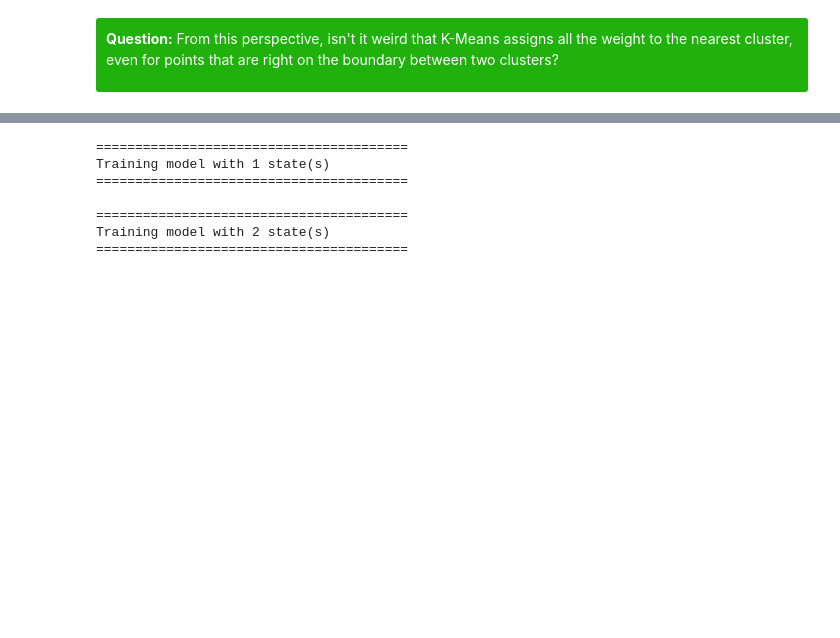
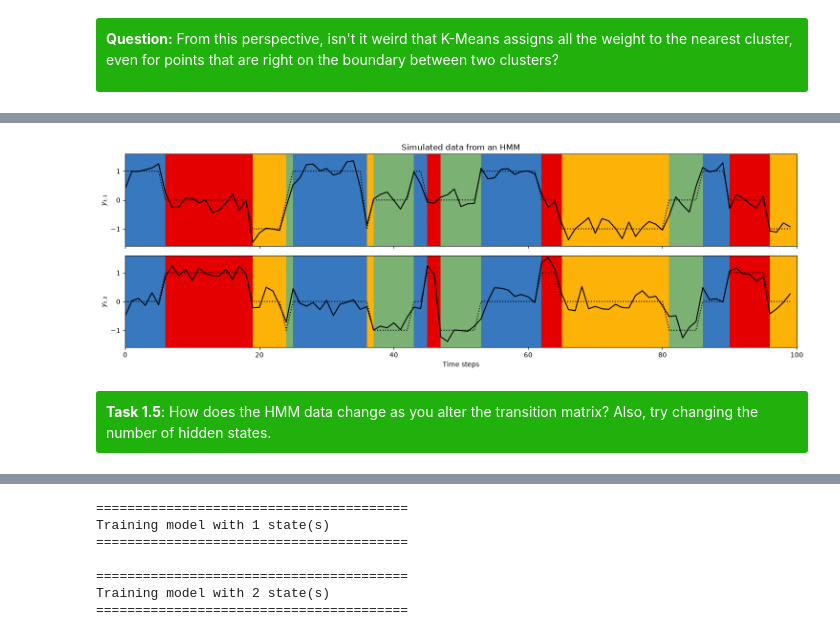
Before and after one commit to AllenSWDB/SWDB_2026_Behavioral_States, a Jupyter notebook: code/Workshop1.ipynb, the cells around one changed output, grey strips where cells are left out. Drawn from its saved outputs; the diff is of its cells as text; code cells hidden in the pictures; blank space fills up the shorter version.

```diff
--- a/code/Workshop1.ipynb
+++ b/code/Workshop1.ipynb
@@ -817,0 +1105,8 @@ from dynamax.utils.plotting import CMAP, COLORS, white_to_color_cmap
+# %%
+plot_gaussian_hmm_data(hmm, true_params, true_observations, true_states);
+# %% [output]
+[figure, added]
+# %% [markdown]
+<div style="background: rgb(32, 177, 13); border-radius: 3px; padding: 10px; color: white;">
+<b>Task 1.5</b>: How does the HMM data change as you alter the transition matrix? Also, try changing the number of hidden states.
+</div>
```
Also changed, not shown: parts of 99 cells of this notebook, 1 other file.
